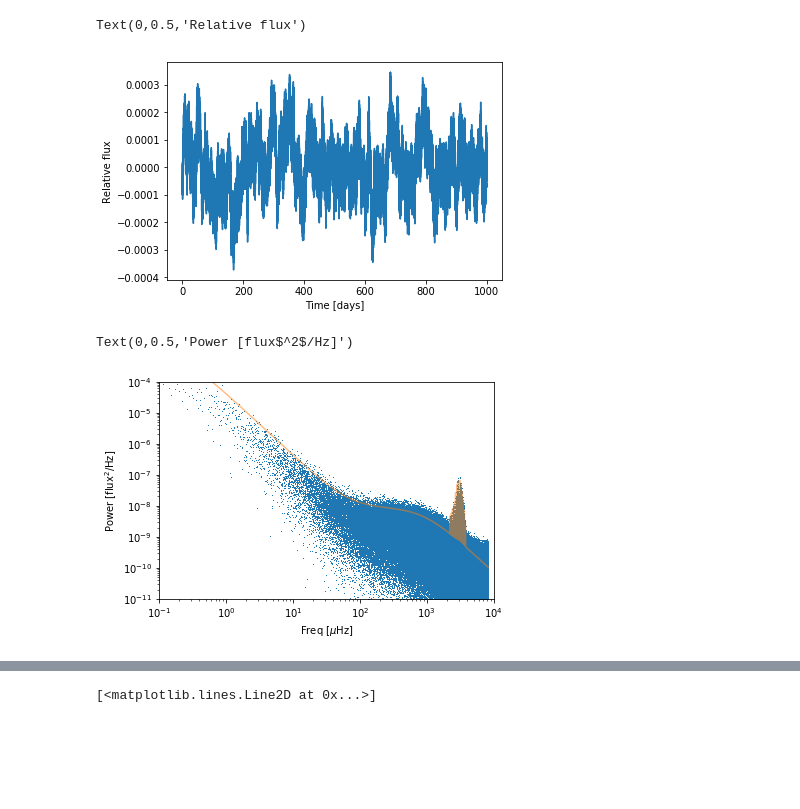
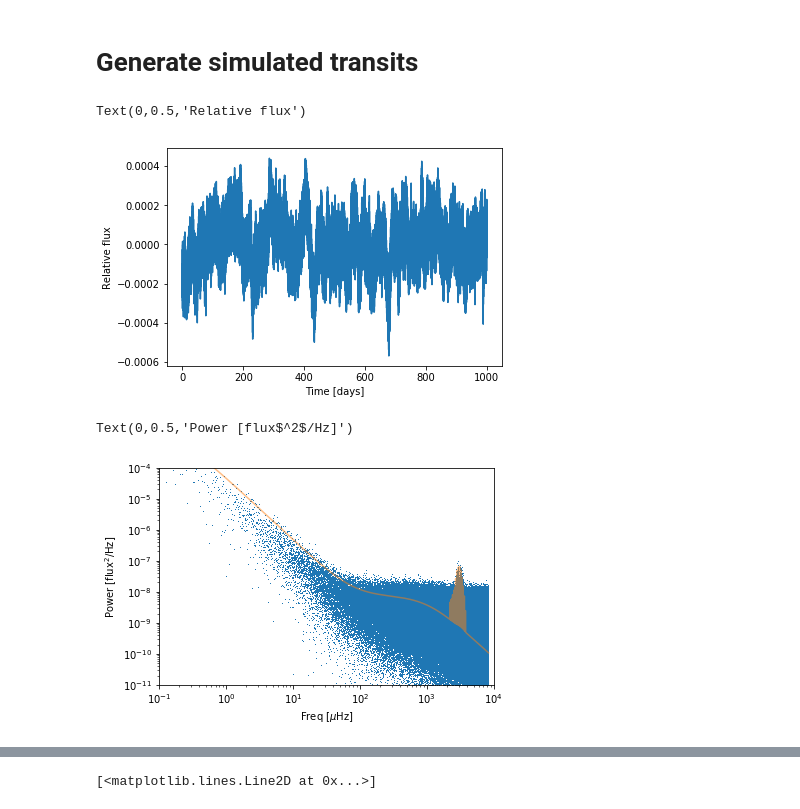
Before and after one commit to bmorris3/shocksgo, a Jupyter notebook: notebooks/demo.ipynb, the cells around one changed output, grey strips where cells are left out. Saved outputs shown, nothing was run; the diff lists cells and outputs as text; code cells hidden in the pictures; blank space fills up the shorter version.

```diff
--- a/notebooks/demo.ipynb
+++ b/notebooks/demo.ipynb
@@ -1,3 +1,5 @@
+# %% [markdown]
+# Generate simulated transits
 # %%
 %matplotlib inline
 import matplotlib.pyplot as plt
@@ -9,15 +11,17 @@ from shocksgo import generate_stellar_fluxes, generate_solar_fluxes, power_spect
 # %%
 from astropy.constants import M_sun, R_sun, L_sun
 import astropy.units as u
 
 sample_times, sample_fluxes, kernel = generate_solar_fluxes(duration=1000*u.day)
 
+sample_fluxes += np.random.normal(loc=0, scale=4e-5, size=len(sample_fluxes))
+
 plt.plot(sample_times.to(u.day).value, sample_fluxes)
 plt.xlabel('Time [days]')
 plt.ylabel('Relative flux')
 # %% [output]
 Text(0,0.5,'Relative flux')
-[figure, old version]
+[figure, new version]
 # %%
 freq, power = power_spectrum(sample_fluxes)
 
@@ -29,7 +33,7 @@ plt.xlabel('Freq [$\mu$Hz]')
 plt.ylabel('Power [flux$^2$/Hz]')
 # %% [output]
 Text(0,0.5,'Power [flux$^2$/Hz]')
-[figure, old version]
+[figure, new version]
 # %%
 from astropy.constants import M_sun, R_sun, L_sun, R_earth
 
```
Also changed, not shown: parts of 12 cells of this notebook, 6 other files.
